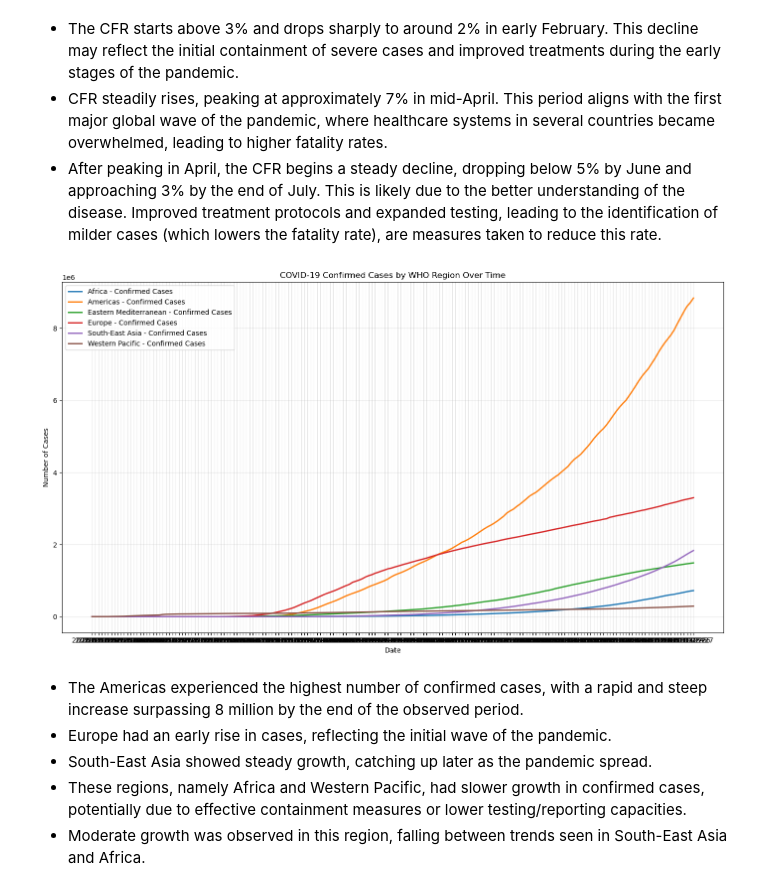
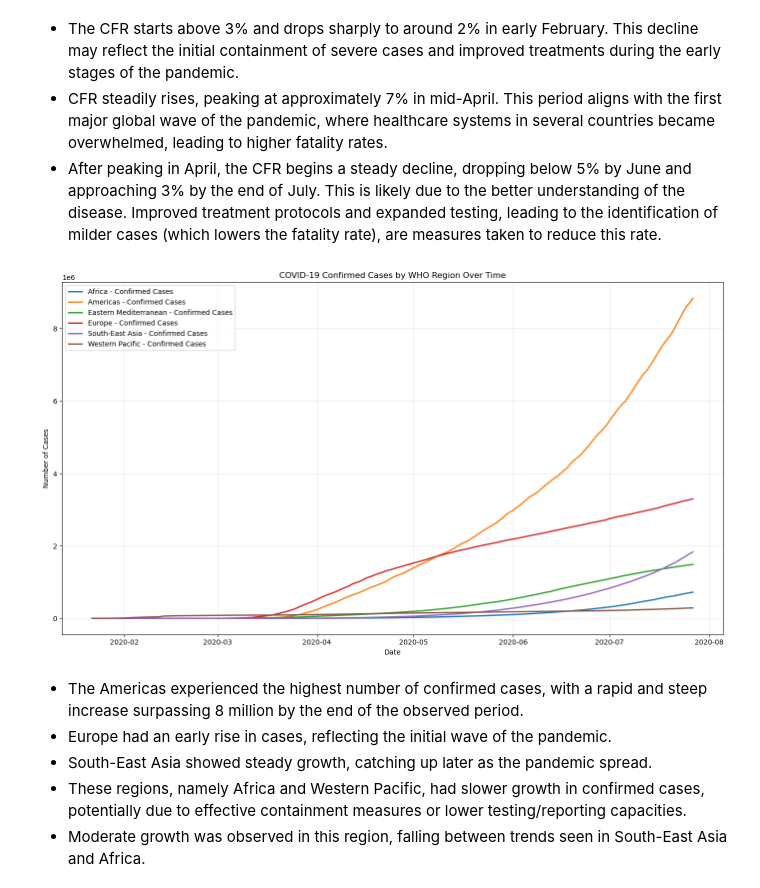
Before and after one commit to dhuyent/DSProgramming-FinalProject, a Jupyter notebook: src/Data_analysis.ipynb, the cells around one changed output. Saved outputs shown, nothing was run; the diff lists cells and outputs as text; code cells hidden in the pictures.

Commit message:
Plot view

```diff
--- a/src/Data_analysis.ipynb
+++ b/src/Data_analysis.ipynb
@@ -436,26 +436,28 @@ plt.show()
 # %%
 # Group by WHO Region and Date, summing up cases
 regional_trends = covid_19_df.groupby(['WHO Region', 'Date'])[['Confirmed', 'Deaths', 'Recovered', 'Active']].sum().reset_index()
 
 # Plot Confirmed cases for all WHO Regions
 plt.figure(figsize=(14, 8))
 
 # Loop through each WHO Region and plot its trend
 regions = regional_trends['WHO Region'].unique()
 for region in regions:
     region_data = regional_trends[regional_trends['WHO Region'] == region]
+    # Convert to month-year format for better readability
+    region_data.loc[:, 'Date'] = pd.to_datetime(region_data['Date'])
     plt.plot(region_data['Date'], region_data['Confirmed'], label=f'{region} - Confirmed Cases', linewidth=2)
 
 # Customize the chart
 plt.title('COVID-19 Confirmed Cases by WHO Region Over Time')
 plt.xlabel('Date')
 plt.ylabel('Number of Cases')
 plt.legend()
 plt.grid(alpha=0.3)
 plt.tight_layout()
 plt.show()
 # %% [output]
-[figure, old version]
+[figure, new version]
 # %% [markdown]
 - The Americas experienced the highest number of confirmed cases, with a rapid and steep increase surpassing 8 million by the end of the observed period.
 - Europe had an early rise in cases, reflecting the initial wave of the pandemic.
```
